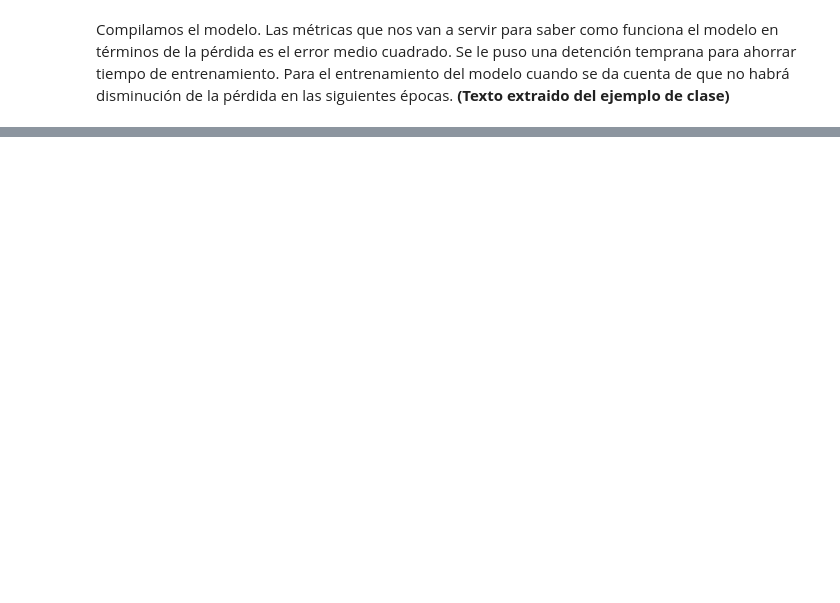
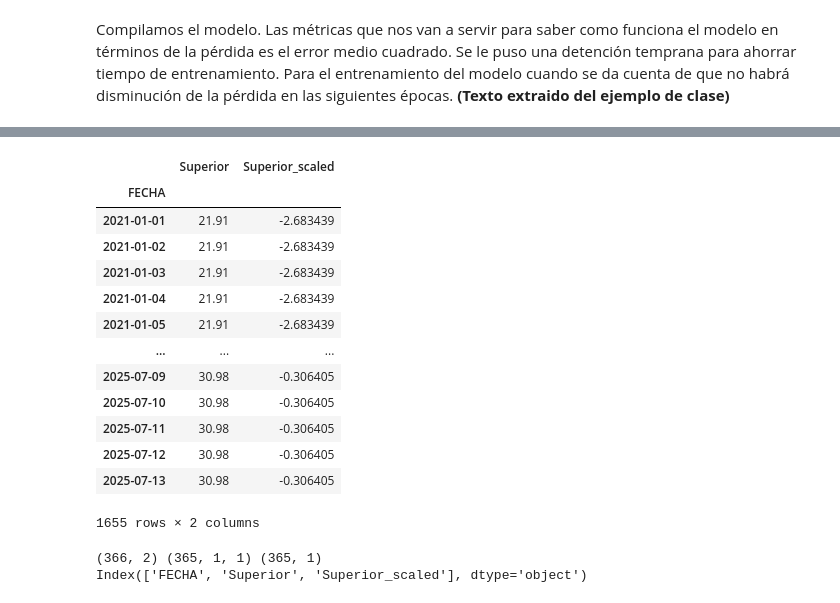
Before and after one commit to chuy-zip/LAB2_DS, a Jupyter notebook: preciosLSTM.ipynb, the cells around one changed output, grey strips where cells are left out. Cells and saved outputs as stored; diff of their text form; code cells hidden in the pictures; blank space fills up the shorter version.

```diff
--- a/preciosLSTM.ipynb
+++ b/preciosLSTM.ipynb
@@ -490,0 +412,25 @@ Pérdida en Prueba
+# %%
+ts_reset
+# %% [output]
+|  | Superior | Superior_scaled |
+| FECHA |  |  |
+| 2021-01-01 | 21.91 | -2.683439 |
+| 2021-01-02 | 21.91 | -2.683439 |
+| 2021-01-03 | 21.91 | -2.683439 |
+| 2021-01-04 | 21.91 | -2.683439 |
+| 2021-01-05 | 21.91 | -2.683439 |
+| ... | ... | ... |
+| 2025-07-09 | 30.98 | -0.306405 |
+| 2025-07-10 | 30.98 | -0.306405 |
+| 2025-07-11 | 30.98 | -0.306405 |
+| 2025-07-12 | 30.98 | -0.306405 |
+| 2025-07-13 | 30.98 | -0.306405 |
+1655 rows × 2 columns
+# %%
+print(validation.shape, x_val.shape, y_val.shape)
+# Convierte el índice a columna temporalmente
+ts_reset = ts_reset.reset_index()
+print(ts_reset.columns)  # Lista todas las columnas disponibles
+# %% [output]
+(366, 2) (365, 1, 1) (365, 1)
+Index(['FECHA', 'Superior', 'Superior_scaled'], dtype='object')
```
Also changed, not shown: parts of 14 cells of this notebook.
